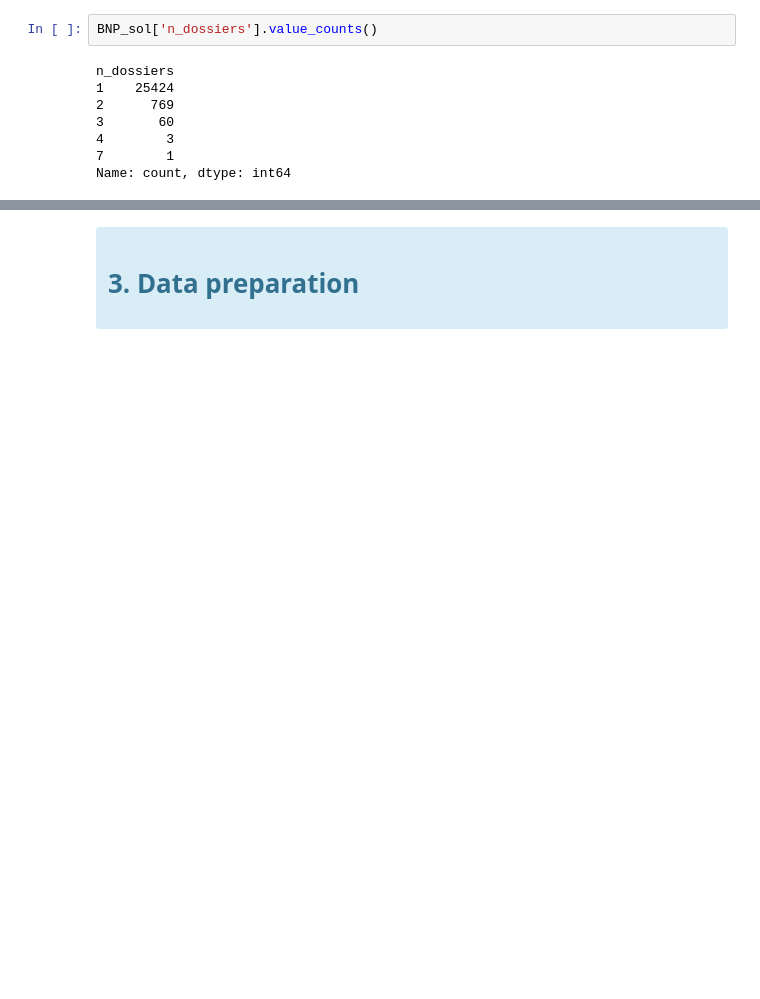
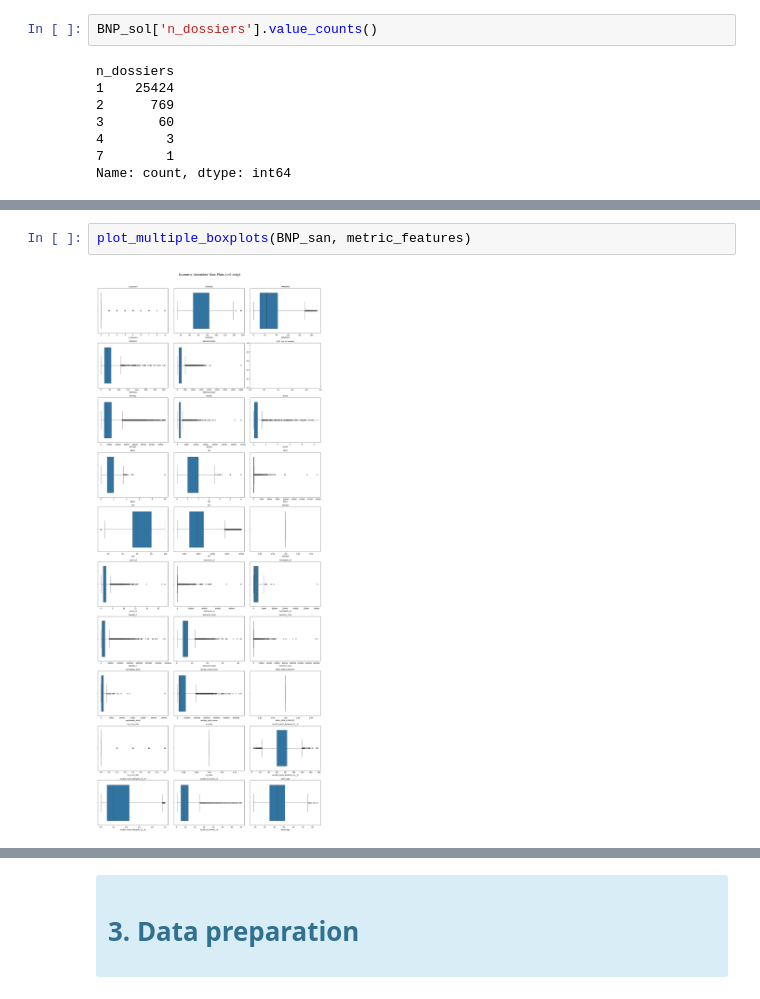
Before and after one commit to Alanog10/BNP-Paribas, a Jupyter notebook: Clustering.ipynb, the cells around one changed output, grey strips where cells are left out. Cells and saved outputs as stored; diff of their text form; blank space fills up the shorter version.

```diff
--- a/Clustering.ipynb
+++ b/Clustering.ipynb
@@ -646,0 +650,4 @@ for f in range(n_figs):
+# %%
+plot_multiple_boxplots(BNP_san, metric_features)
+# %% [output]
+[figure, added]
```
Also changed, not shown: parts of 23 cells of this notebook.
